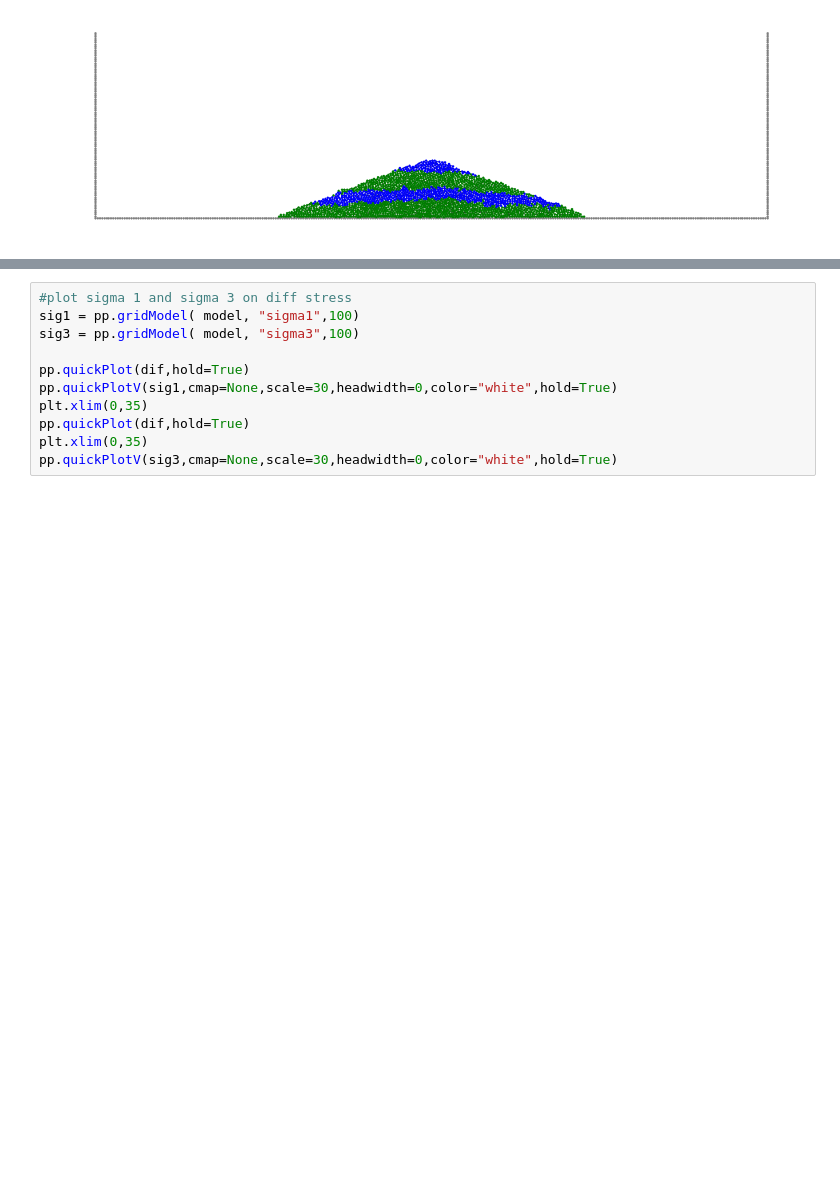
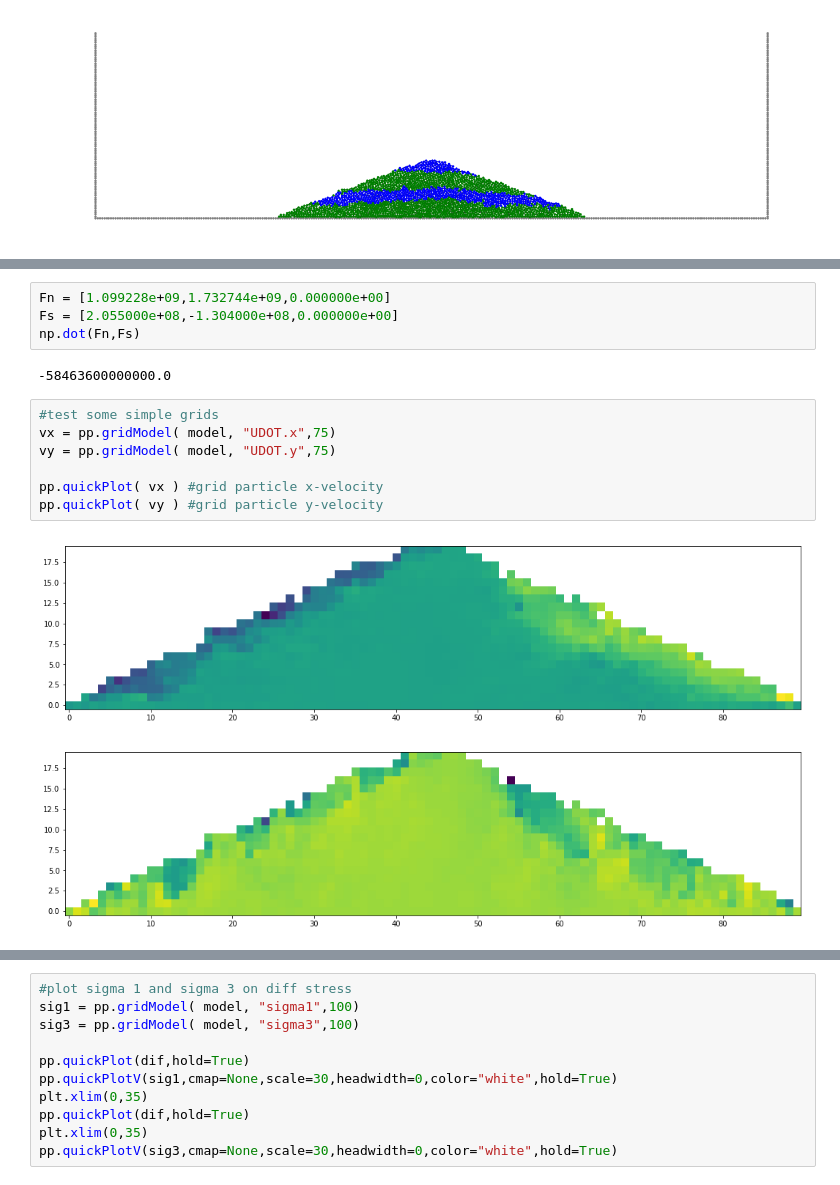
Before and after one commit to samthiele/ricepaper, a Jupyter notebook: test_notebooks/postprocess test.ipynb, the cells around one changed output, grey strips where cells are left out. Cells and saved outputs as stored; diff of their text form; blank space fills up the shorter version.

```diff
--- a/test_notebooks/postprocess test.ipynb
+++ b/test_notebooks/postprocess test.ipynb
@@ -53,0 +210,16 @@ pp.quickPlot(dif)
+# %%
+Fn = [1.099228e+09,1.732744e+09,0.000000e+00]
+Fs = [2.055000e+08,-1.304000e+08,0.000000e+00]
+np.dot(Fn,Fs)
+# %% [output]
+-58463600000000.0
+# %%
+#test some simple grids
+vx = pp.gridModel( model, "UDOT.x",75)
+vy = pp.gridModel( model, "UDOT.y",75)
+
+pp.quickPlot( vx ) #grid particle x-velocity
+pp.quickPlot( vy ) #grid particle y-velocity
+# %% [output]
+[figure, added]
+[figure, added]
```
Also changed, not shown: parts of 11 cells of this notebook, 19 other files.
